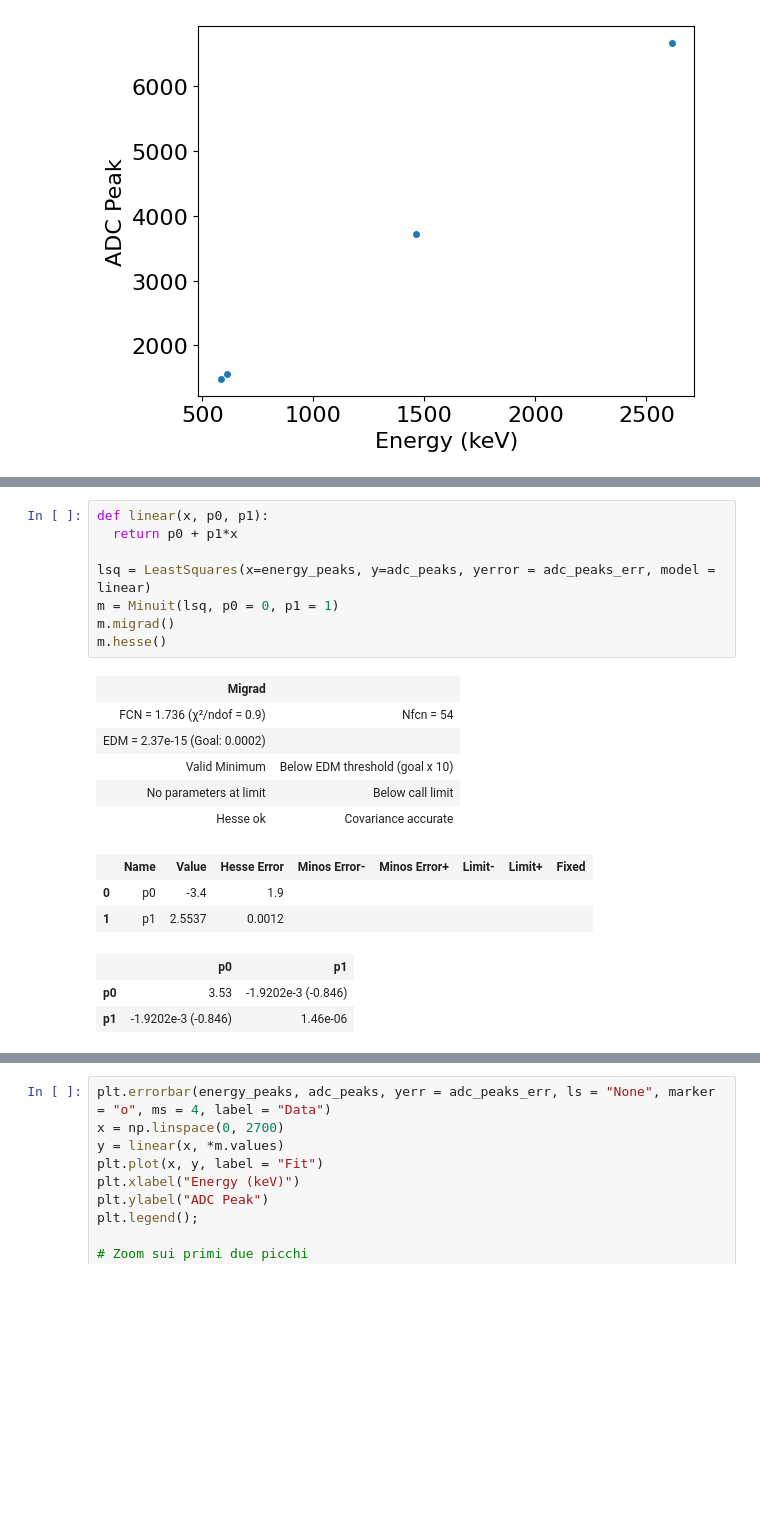
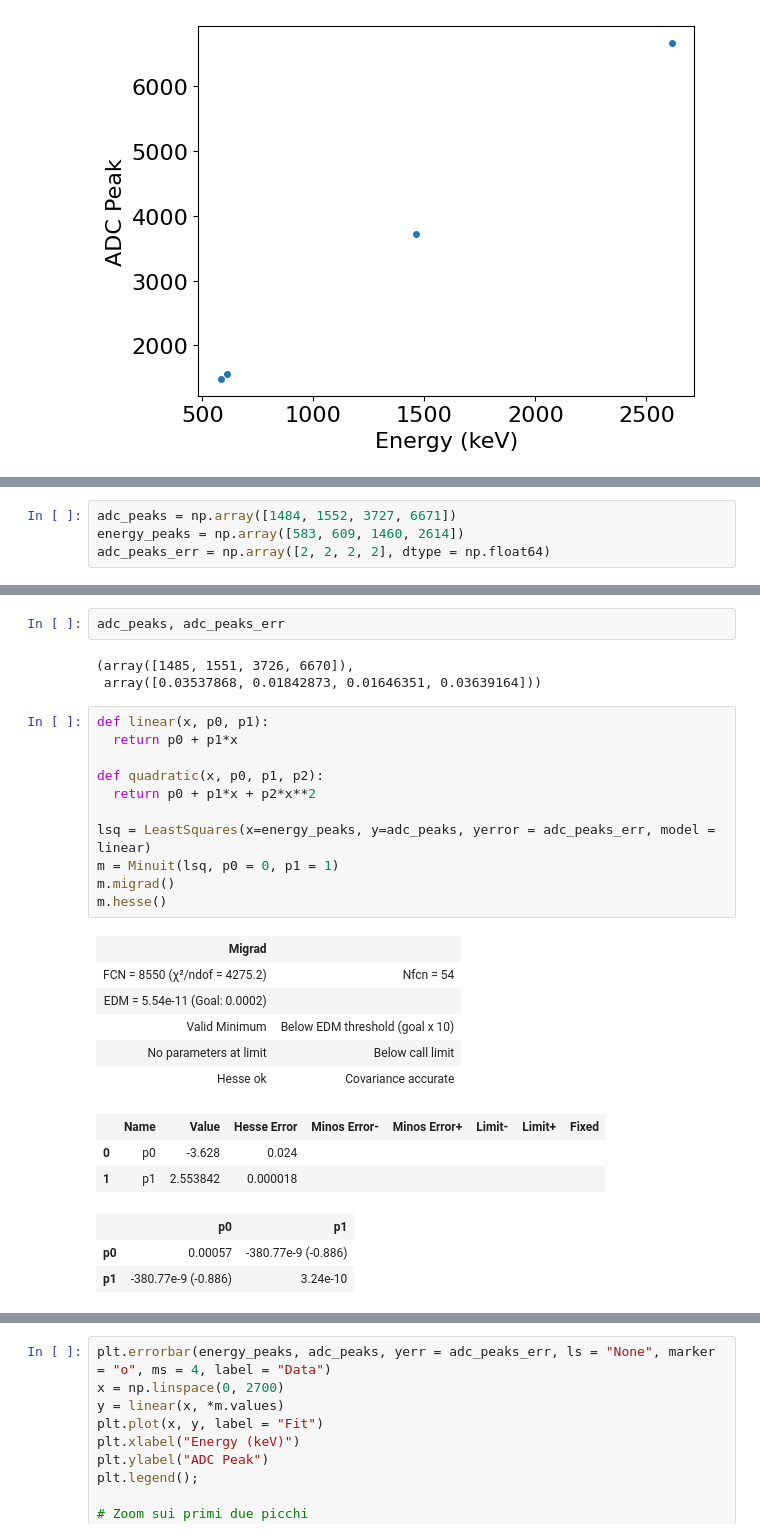
Before and after one commit to cerasole/EnvironmentalRadioactivity, a Jupyter notebook: Notebooks/SpectralFitHPGe.ipynb, the cells around one changed output, grey strips where cells are left out. Drawn from its saved outputs; the diff is of its cells as text; blank space fills up the shorter version.

```diff
--- a/Notebooks/SpectralFitHPGe.ipynb
+++ b/Notebooks/SpectralFitHPGe.ipynb
@@ -104,0 +178,4 @@ Text(0, 0.5, 'ADC Peak')
+# %%
+adc_peaks = np.array([1484, 1552, 3727, 6671])
+energy_peaks = np.array([583, 609, 1460, 2614])
+adc_peaks_err = np.array([2, 2, 2, 2], dtype = np.float64)
@@ -105,21 +270,29 @@ Text(0, 0.5, 'ADC Peak')
+# %%
+adc_peaks, adc_peaks_err
+# %% [output]
+(array([1485, 1551, 3726, 6670]),
+ array([0.03537868, 0.01842873, 0.01646351, 0.03639164]))
 # %%
 def linear(x, p0, p1):
   return p0 + p1*x
+
+def quadratic(x, p0, p1, p2):
+  return p0 + p1*x + p2*x**2
 
 lsq = LeastSquares(x=energy_peaks, y=adc_peaks, yerror = adc_peaks_err, model = linear)
 m = Minuit(lsq, p0 = 0, p1 = 1)
 m.migrad()
 m.hesse()
 # %% [output]
 | Migrad |  |
-| FCN = 1.736 (χ²/ndof = 0.9) | Nfcn = 54 |
-| EDM = 2.37e-15 (Goal: 0.0002) |  |
+| FCN = 8550 (χ²/ndof = 4275.2) | Nfcn = 54 |
+| EDM = 5.54e-11 (Goal: 0.0002) |  |
 | Valid Minimum | Below EDM threshold (goal x 10) |
 | No parameters at limit | Below call limit |
 | Hesse ok | Covariance accurate |
 |  | Name | Value | Hesse Error | Minos Error- | Minos Error+ | Limit- | Limit+ | Fixed |
-| 0 | p0 | -3.4 | 1.9 |  |  |  |  |  |
-| 1 | p1 | 2.5537 | 0.0012 |  |  |  |  |  |
+| 0 | p0 | -3.628 | 0.024 |  |  |  |  |  |
+| 1 | p1 | 2.553842 | 0.000018 |  |  |  |  |  |
 |  | p0 | p1 |
-| p0 | 3.53 | -1.9202e-3 (-0.846) |
-| p1 | -1.9202e-3 (-0.846) | 1.46e-06 |
+| p0 | 0.00057 | -380.77e-9 (-0.886) |
+| p1 | -380.77e-9 (-0.886) | 3.24e-10 |
```
Also changed, not shown: parts of 8 cells of this notebook.
